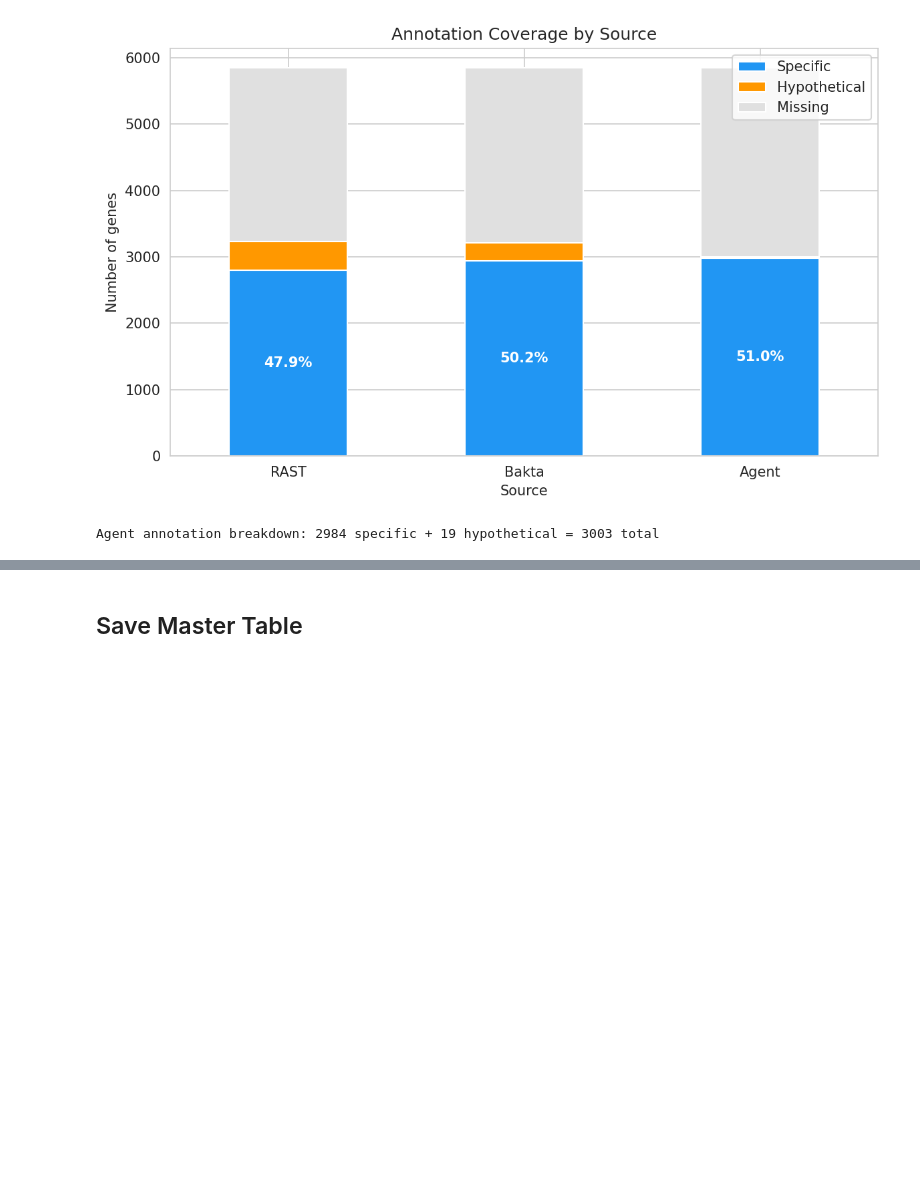
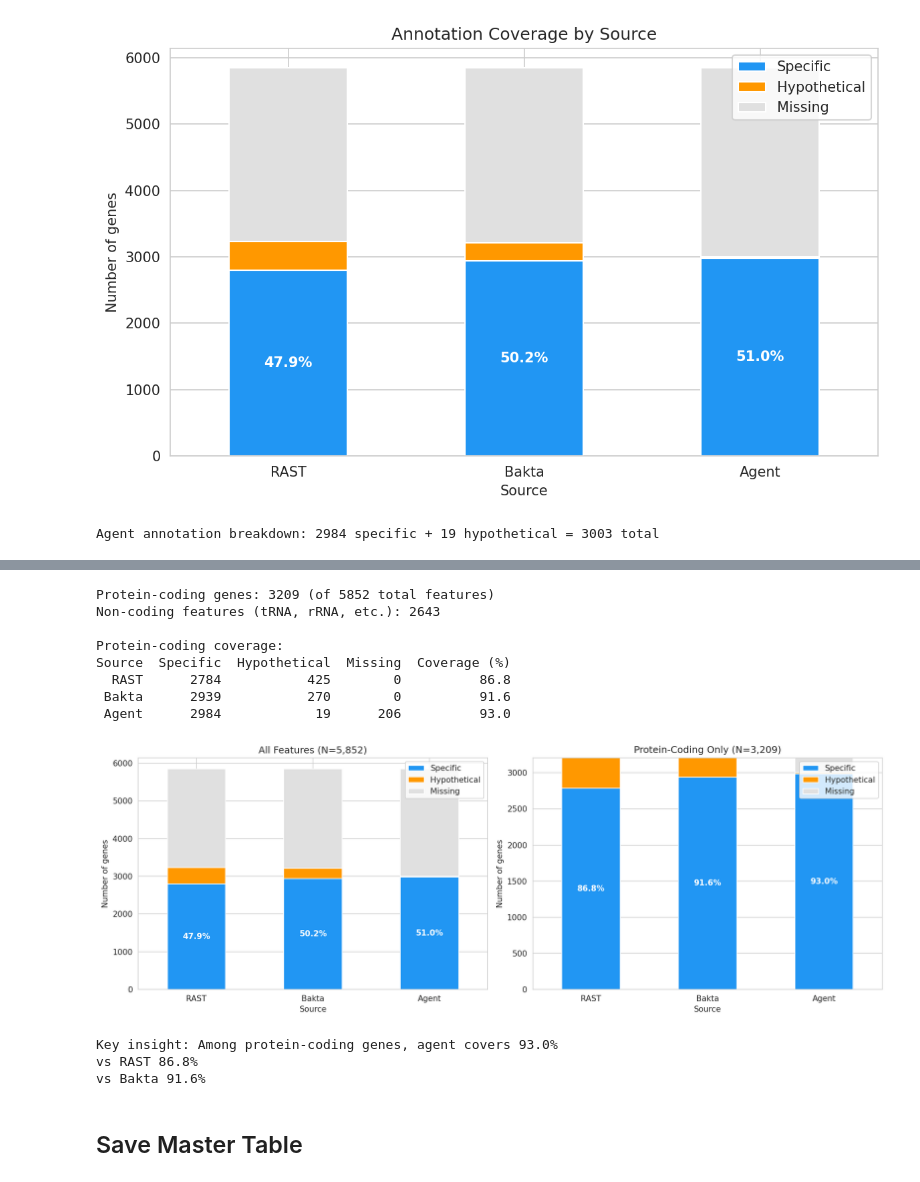
Before and after one commit to kbaseincubator/BERIL-research-observatory, a Jupyter notebook: projects/adp1_annotation_reassessment/notebooks/01_data_integration.ipynb, the cells around one changed output, grey strips where cells are left out. Drawn from its saved outputs; the diff is of its cells as text; code cells hidden in the pictures; blank space fills up the shorter version.

```diff
--- a/projects/adp1_annotation_reassessment/notebooks/01_data_integration.ipynb
+++ b/projects/adp1_annotation_reassessment/notebooks/01_data_integration.ipynb
@@ -217,3 +221,76 @@ Agent annotation breakdown: 2984 specific + 19 hypothetical = 3003 total
+# %%
+# Protein-coding = features with a protein sequence
+protein_coding = master[master['sequence'].notna()].copy()
+n_pc = len(protein_coding)
+print(f'Protein-coding genes: {n_pc} (of {len(master)} total features)')
+print(f'Non-coding features (tRNA, rRNA, etc.): {len(master) - n_pc}\n')
+
+pc_coverage = pd.DataFrame({
+    'Source': ['RAST', 'Bakta', 'Agent'],
+    'Specific': [
+        (protein_coding['rast_class'] == 'specific').sum(),
+        (protein_coding['bakta_class'] == 'specific').sum(),
+        (protein_coding['agent_class'] == 'specific').sum(),
+    ],
+    'Hypothetical': [
+        (protein_coding['rast_class'] == 'hypothetical').sum(),
+        (protein_coding['bakta_class'] == 'hypothetical').sum(),
+        (protein_coding['agent_class'] == 'hypothetical').sum(),
+    ],
+    'Missing': [
+        (protein_coding['rast_class'] == 'missing').sum(),
+        (protein_coding['bakta_class'] == 'missing').sum(),
+        (protein_coding['agent_class'] == 'missing').sum(),
+    ]
+})
+pc_coverage['Coverage (%)'] = (pc_coverage['Specific'] / n_pc * 100).round(1)
+print('Protein-coding coverage:')
+print(pc_coverage.to_string(index=False))
+
+fig, axes = plt.subplots(1, 2, figsize=(14, 5))
+
+# Left: all features (original)
+coverage_plot = coverage.set_index('Source')[['Specific', 'Hypothetical', 'Missing']]
+coverage_plot.plot(kind='bar', stacked=True, ax=axes[0], color=['#2196F3', '#FF9800', '#E0E0E0'])
+axes[0].set_ylabel('Number of genes')
+axes[0].set_title(f'All Features (N={len(master):,})')
+axes[0].set_xticklabels(axes[0].get_xticklabels(), rotation=0)
+for i, (_, row) in enumerate(coverage.iterrows()):
+    axes[0].text(i, row['Specific'] / 2, f"{row['Coverage (%)']:.1f}%", ha='center', va='center',
+                 fontweight='bold', color='white')
+axes[0].legend(loc='upper right')
+
+# Right: protein-coding only
+pc_plot = pc_coverage.set_index('Source')[['Specific', 'Hypothetical', 'Missing']]
+pc_plot.plot(kind='bar', stacked=True, ax=axes[1], color=['#2196F3', '#FF9800', '#E0E0E0'])
+axes[1].set_ylabel('Number of genes')
+axes[1].set_title(f'Protein-Coding Only (N={n_pc:,})')
+axes[1].set_xticklabels(axes[1].get_xticklabels(), rotation=0)
+for i, (_, row) in enumerate(pc_coverage.iterrows()):
+    axes[1].text(i, row['Specific'] / 2, f"{row['Coverage (%)']:.1f}%", ha='center', va='center',
+                 fontweight='bold', color='white')
+axes[1].legend(loc='upper right')
+
+plt.tight_layout()
+plt.savefig(os.path.join(PROJECT_DIR, 'figures/annotation_coverage.png'), dpi=150, bbox_inches='tight')
+plt.show()
+
+print(f'\nKey insight: Among protein-coding genes, agent covers {pc_coverage.loc[pc_coverage["Source"]=="Agent", "Coverage (%)"].values[0]}%')
+print(f'vs RAST {pc_coverage.loc[pc_coverage["Source"]=="RAST", "Coverage (%)"].values[0]}%')
+print(f'vs Bakta {pc_coverage.loc[pc_coverage["Source"]=="Bakta", "Coverage (%)"].values[0]}%')
+# %% [output]
+Protein-coding genes: 3209 (of 5852 total features)
+Non-coding features (tRNA, rRNA, etc.): 2643
+
+Protein-coding coverage:
+Source  Specific  Hypothetical  Missing  Coverage (%)
+  RAST      2784           425        0          86.8
+ Bakta      2939           270        0          91.6
+ Agent      2984            19      206          93.0
+[figure, added]
+Key insight: Among protein-coding genes, agent covers 93.0%
+vs RAST 86.8%
+vs Bakta 91.6%
 # %% [markdown]
 ## Save Master Table
 # %%
```
Also changed, not shown: parts of 1 cell of this notebook, 6 other files.
